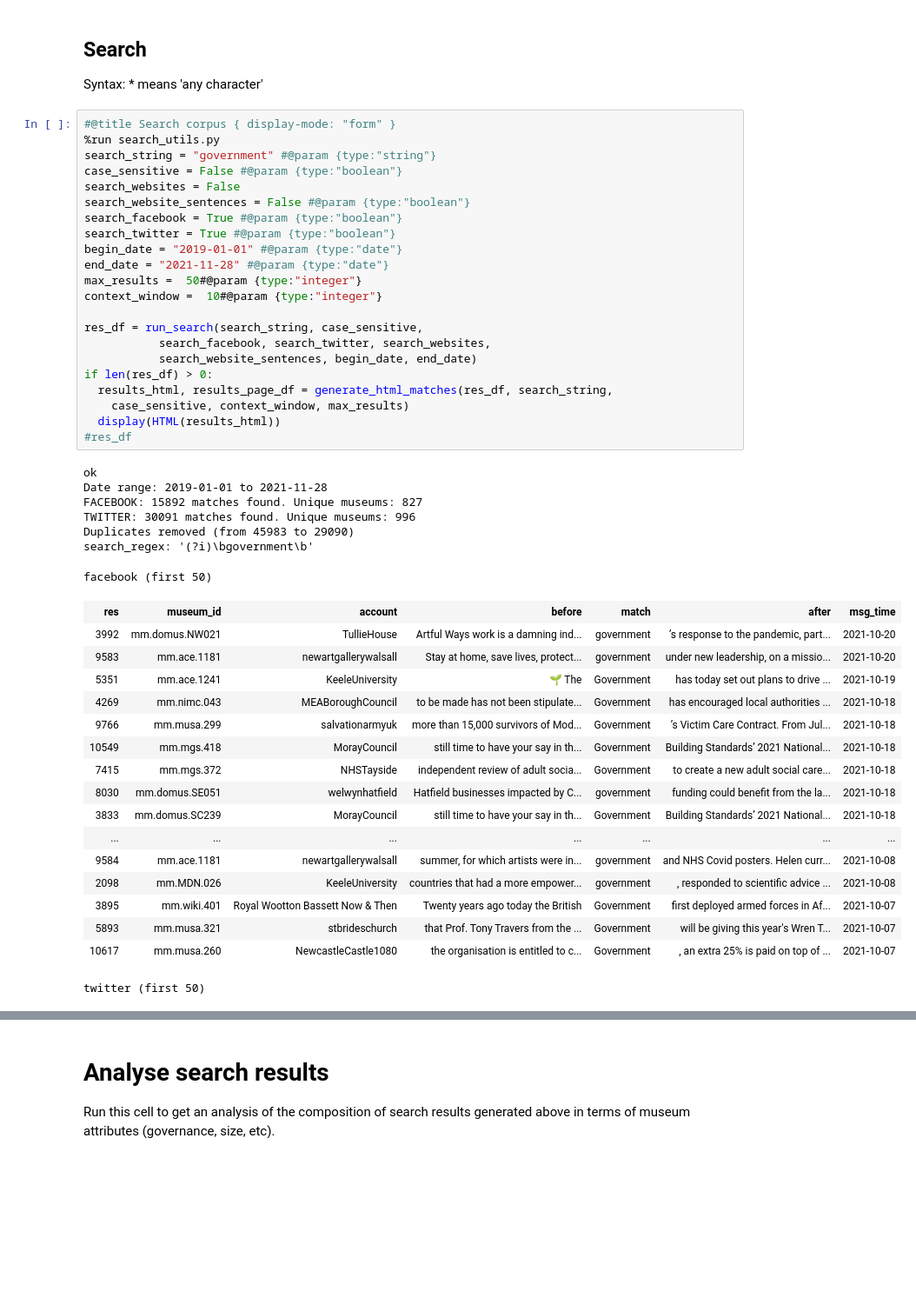
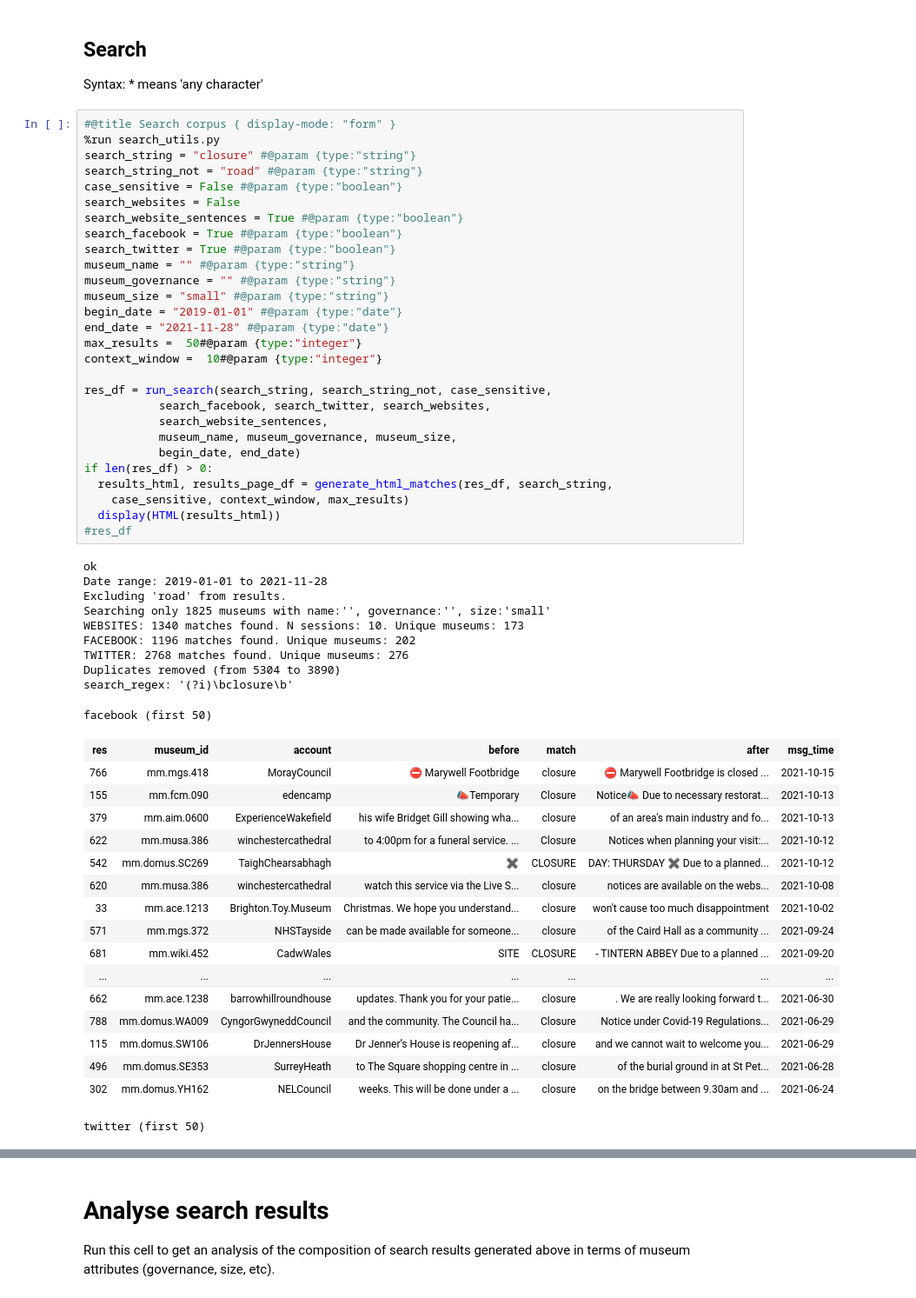
Before and after one commit to Birkbeck/museums-in-the-pandemic, a Jupyter notebook: mip/mip_search_app/google_collab_backup/mip_search_app_v1.ipynb, the cells around one changed output, grey strips where cells are left out. Shown at 87% size. Cells and saved outputs as stored; diff of their text form; blank space fills up the shorter version.

```diff
--- a/mip/mip_search_app/google_collab_backup/mip_search_app_v1.ipynb
+++ b/mip/mip_search_app/google_collab_backup/mip_search_app_v1.ipynb
@@ -30,48 +29,57 @@ Syntax: * means 'any character'
 # %%
 #@title Search corpus { display-mode: "form" }
 %run search_utils.py
-search_string = "government" #@param {type:"string"}
+search_string = "closure" #@param {type:"string"}
+search_string_not = "road" #@param {type:"string"}
 case_sensitive = False #@param {type:"boolean"}
 search_websites = False
-search_website_sentences = False #@param {type:"boolean"}
+search_website_sentences = True #@param {type:"boolean"}
 search_facebook = True #@param {type:"boolean"}
 search_twitter = True #@param {type:"boolean"}
+museum_name = "" #@param {type:"string"}
+museum_governance = "" #@param {type:"string"}
+museum_size = "small" #@param {type:"string"}
 begin_date = "2019-01-01" #@param {type:"date"}
 end_date = "2021-11-28" #@param {type:"date"}
 max_results =  50#@param {type:"integer"}
 context_window =  10#@param {type:"integer"}
 
-res_df = run_search(search_string, case_sensitive,
+res_df = run_search(search_string, search_string_not, case_sensitive,
            search_facebook, search_twitter, search_websites,
-           search_website_sentences, begin_date, end_date)
+           search_website_sentences,
+           museum_name, museum_governance, museum_size,
+           begin_date, end_date)
 if len(res_df) > 0:
   results_html, results_page_df = generate_html_matches(res_df, search_string,
     case_sensitive, context_window, max_results)
   display(HTML(results_html))
 #res_df
 # %% [output]
 ok
 Date range: 2019-01-01 to 2021-11-28
-FACEBOOK: 15892 matches found. Unique museums: 827
-TWITTER: 30091 matches found. Unique museums: 996
-Duplicates removed (from 45983 to 29090)
-search_regex: '(?i)\bgovernment\b'
+Excluding 'road' from results.
+Searching only 1825 museums with name:'', governance:'', size:'small'
+WEBSITES: 1340 matches found. N sessions: 10. Unique museums: 173
+FACEBOOK: 1196 matches found. Unique museums: 202
+TWITTER: 2768 matches found. Unique museums: 276
+Duplicates removed (from 5304 to 3890)
+search_regex: '(?i)\bclosure\b'
 facebook (first 50)
 | res | museum_id | account | before | match | after | msg_time |
-| 3992 | mm.domus.NW021 | TullieHouse | Artful Ways work is a damning ind... | government | ’s response to the pandemic, part... | 2021-10-20 |
-| 9583 | mm.ace.1181 | newartgallerywalsall | Stay at home, save lives, protect... | government | under new leadership, on a missio... | 2021-10-20 |
-| 5351 | mm.ace.1241 | KeeleUniversity | 🌱 The | Government | has today set out plans to drive ... | 2021-10-19 |
-| 4269 | mm.nimc.043 | MEABoroughCouncil | to be made has not been stipulate... | Government | has encouraged local authorities ... | 2021-10-18 |
-| 9766 | mm.musa.299 | salvationarmyuk | more than 15,000 survivors of Mod... | Government | ’s Victim Care Contract. From Jul... | 2021-10-18 |
-| 10549 | mm.mgs.418 | MorayCouncil | still time to have your say in th... | Government | Building Standards’ 2021 National... | 2021-10-18 |
-| 7415 | mm.mgs.372 | NHSTayside | independent review of adult socia... | Government | to create a new adult social care... | 2021-10-18 |
-| 8030 | mm.domus.SE051 | welwynhatfield | Hatfield businesses impacted by C... | government | funding could benefit from the la... | 2021-10-18 |
-| 3833 | mm.domus.SC239 | MorayCouncil | still time to have your say in th... | Government | Building Standards’ 2021 National... | 2021-10-18 |
+| 766 | mm.mgs.418 | MorayCouncil | ⛔️ Marywell Footbridge | closure | ⛔️ Marywell Footbridge is closed ... | 2021-10-15 |
+| 155 | mm.fcm.090 | edencamp | 📣Temporary | Closure | Notice📣 Due to necessary restorat... | 2021-10-13 |
+| 379 | mm.aim.0600 | ExperienceWakefield | his wife Bridget Gill showing wha... | closure | of an area's main industry and fo... | 2021-10-13 |
+| 622 | mm.musa.386 | winchestercathedral | to 4:00pm for a funeral service. ... | Closure | Notices when planning your visit:... | 2021-10-12 |
+| 542 | mm.domus.SC269 | TaighChearsabhagh | ✖️ | CLOSURE | DAY: THURSDAY ✖️ Due to a planned... | 2021-10-12 |
+| 620 | mm.musa.386 | winchestercathedral | watch this service via the Live S... | closure | notices are available on the webs... | 2021-10-08 |
+| 33 | mm.ace.1213 | Brighton.Toy.Museum | Christmas. We hope you understand... | closure | won't cause too much disappointment | 2021-10-02 |
+| 571 | mm.mgs.372 | NHSTayside | can be made available for someone... | closure | of the Caird Hall as a community ... | 2021-09-24 |
+| 681 | mm.wiki.452 | CadwWales | SITE | CLOSURE | - TINTERN ABBEY Due to a planned ... | 2021-09-20 |
 | ... | ... | ... | ... | ... | ... | ... |
-| 9584 | mm.ace.1181 | newartgallerywalsall | summer, for which artists were in... | government | and NHS Covid posters. Helen curr... | 2021-10-08 |
-| 2098 | mm.MDN.026 | KeeleUniversity | countries that had a more empower... | government | , responded to scientific advice ... | 2021-10-08 |
-| 3895 | mm.wiki.401 | Royal Wootton Bassett Now & Then | Twenty years ago today the British | Government | first deployed armed forces in Af... | 2021-10-07 |
-| 5893 | mm.musa.321 | stbrideschurch | that Prof. Tony Travers from the ... | Government | will be giving this year's Wren T... | 2021-10-07 |
-| 10617 | mm.musa.260 | NewcastleCastle1080 | the organisation is entitled to c... | Government | , an extra 25% is paid on top of ... | 2021-10-07 |
+| 662 | mm.ace.1238 | barrowhillroundhouse | updates. Thank you for your patie... | closure | . We are really looking forward t... | 2021-06-30 |
+| 788 | mm.domus.WA009 | CyngorGwyneddCouncil | and the community. The Council ha... | Closure | Notice under Covid-19 Regulations... | 2021-06-29 |
+| 115 | mm.domus.SW106 | DrJennersHouse | Dr Jenner’s House is reopening af... | closure | and we cannot wait to welcome you... | 2021-06-29 |
+| 496 | mm.domus.SE353 | SurreyHeath | to The Square shopping centre in ... | closure | of the burial ground in at St Pet... | 2021-06-28 |
+| 302 | mm.domus.YH162 | NELCouncil | weeks. This will be done under a ... | closure | on the bridge between 9.30am and ... | 2021-06-24 |
 twitter (first 50)
 | res | museum_id | account | before | match | after | msg_time |
```
Also changed, not shown: parts of 3 cells of this notebook, 3 other files.
